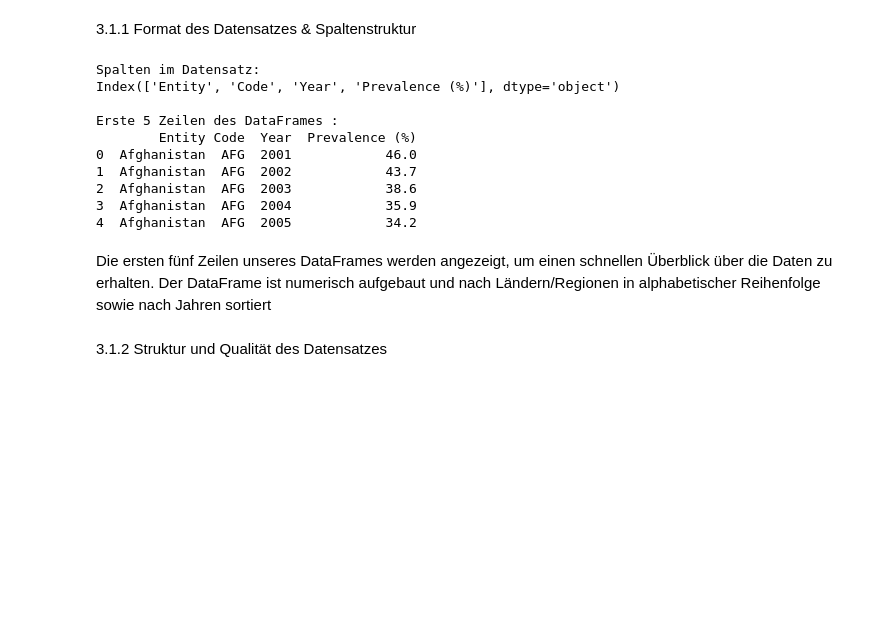
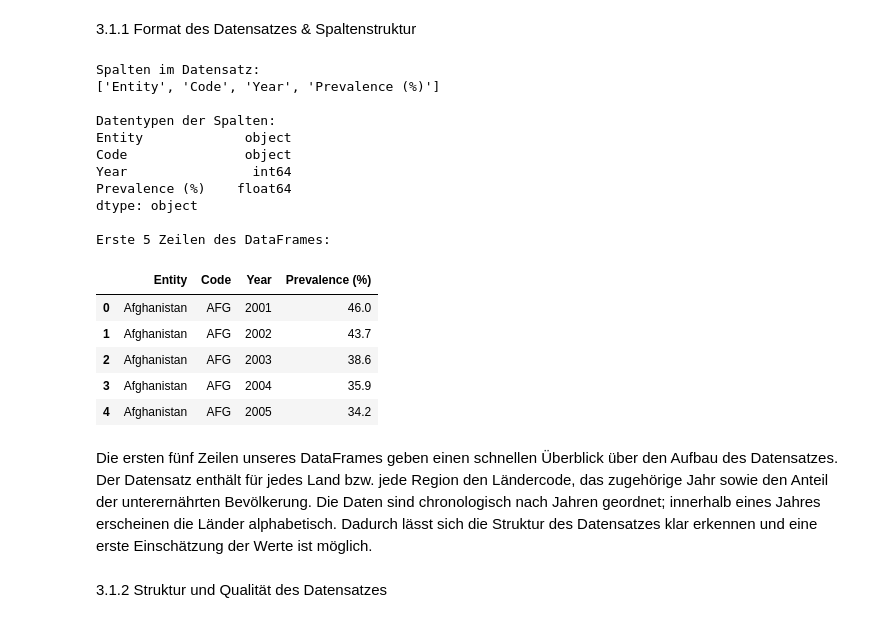
Before and after one commit to sahitero/Leisungsnachweis-2-Phyton-Sina-Eronita-Naomi, a Jupyter notebook: LN-2.ipynb, the cells around one changed output. Saved outputs shown, nothing was run; the diff lists cells and outputs as text; code cells hidden in the pictures; blank space fills up the shorter version.

```diff
--- a/LN-2.ipynb
+++ b/LN-2.ipynb
@@ -46,23 +40,33 @@ df
 3.1.1 Format des Datensatzes & Spaltenstruktur
 # %%
 print("Spalten im Datensatz:")
-print(df.columns)
+print(list(df.columns))
 
-print("\nErste 5 Zeilen des DataFrames :")
-print(df.head())
+print("\nDatentypen der Spalten:")
+print(df.dtypes)
+
+print("\nErste 5 Zeilen des DataFrames:")
+df.head()
 # %% [output]
 Spalten im Datensatz:
-Index(['Entity', 'Code', 'Year', 'Prevalence (%)'], dtype='object')
+['Entity', 'Code', 'Year', 'Prevalence (%)']
 
-Erste 5 Zeilen des DataFrames :
-        Entity Code  Year  Prevalence (%)
-0  Afghanistan  AFG  2001            46.0
-1  Afghanistan  AFG  2002            43.7
-2  Afghanistan  AFG  2003            38.6
-3  Afghanistan  AFG  2004            35.9
-4  Afghanistan  AFG  2005            34.2
+Datentypen der Spalten:
+Entity             object
+Code               object
+Year                int64
+Prevalence (%)    float64
+dtype: object
+
+Erste 5 Zeilen des DataFrames:
+|  | Entity | Code | Year | Prevalence (%) |
+| 0 | Afghanistan | AFG | 2001 | 46.0 |
+| 1 | Afghanistan | AFG | 2002 | 43.7 |
+| 2 | Afghanistan | AFG | 2003 | 38.6 |
+| 3 | Afghanistan | AFG | 2004 | 35.9 |
+| 4 | Afghanistan | AFG | 2005 | 34.2 |
 # %% [markdown]
-Die ersten fünf Zeilen unseres DataFrames werden angezeigt, um einen schnellen Überblick über die Daten zu erhalten. Der DataFrame ist numerisch aufgebaut und nach Ländern/Regionen in alphabetischer Reihenfolge sowie nach Jahren sortiert
+Die ersten fünf Zeilen unseres DataFrames geben einen schnellen Überblick über den Aufbau des Datensatzes. Der Datensatz enthält für jedes Land bzw. jede Region den Ländercode, das zugehörige Jahr sowie den Anteil der unterernährten Bevölkerung. Die Daten sind chronologisch nach Jahren geordnet; innerhalb eines Jahres erscheinen die Länder alphabetisch. Dadurch lässt sich die Struktur des Datensatzes klar erkennen und eine erste Einschätzung der Werte ist möglich.
 # %% [markdown]
 3.1.2 Struktur und Qualität des Datensatzes
 # %%
```
Also changed, not shown: parts of 1 cell of this notebook.
